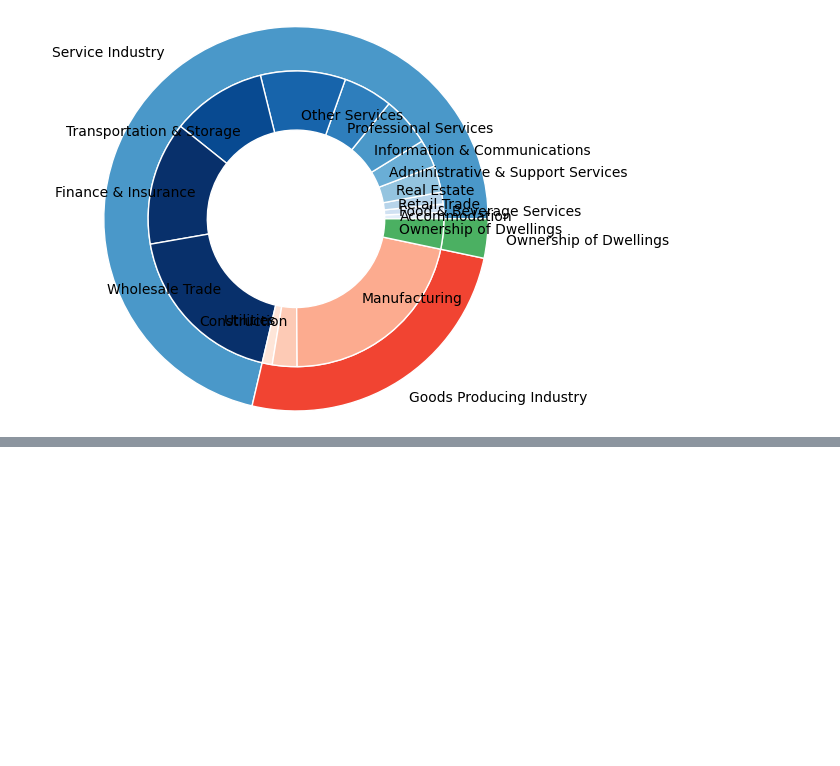
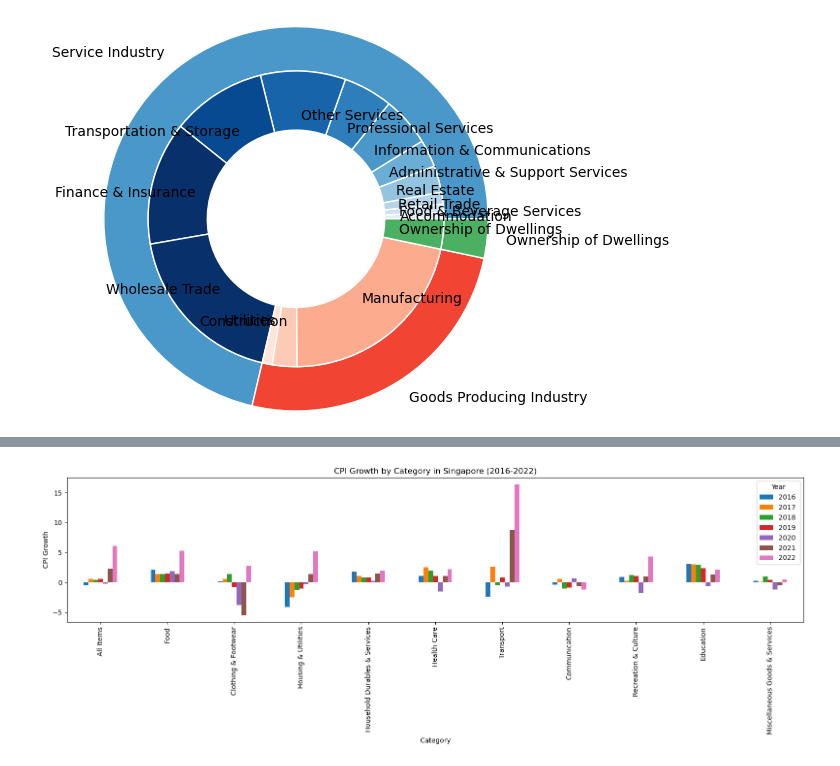
Before and after one commit to akshitkaranam/Test, a Jupyter notebook: Data_Viz.ipynb, the cells around one changed output, grey strips where cells are left out. Cells and saved outputs as stored; diff of their text form; code cells hidden in the pictures; blank space fills up the shorter version.

```diff
--- a/Data_Viz.ipynb
+++ b/Data_Viz.ipynb
@@ -232,0 +444,14 @@ px.colors.sequential.Darkmint
+# %%
+cpi_overall = pd.read_excel("./Data/CPI_Overall_2023.xlsx")
+cpi_highest20 = pd.read_excel("./Data/CPI_Highest_2023.xlsx")
+cpi_middle = pd.read_excel("./Data/CPI_Middle_2023.xlsx")
+cpi_lowest20 = pd.read_excel("./Data/CPI_Lowest20_2023.xlsx")
+# %%
+new_strip_list = []
+for item in list(cpi_lowest20["Data Series"].tolist()):
+    new_strip_list.append(item.strip())
+# %%
+cpi_overall['Data Series'] = new_strip_list
+cpi_highest20['Data Series'] = new_strip_list
+cpi_middle['Data Series'] = new_strip_list
+cpi_lowest20['Data Series'] = new_strip_list
@@ -232,0 +471,29 @@ px.colors.sequential.Darkmint
+# %%
+# Convert the data to a pandas DataFrame
+df = cpi_overall
+df = df.transpose()
+df = df.loc[:"2016"]
+df = df.sort_index(ascending=True)
+df = df.transpose()
+
+
+# Plotting
+ax = df.plot(kind="bar", figsize=(16, 6))
+plt.title("CPI Growth by Category in Singapore (2016-2022)")
+plt.xlabel("Category")
+plt.ylabel("CPI Growth")
+plt.legend(title="Year")
+plt.savefig('CPI_rates_Overall.png',transparent=True,bbox_inches = "tight")
+plt.tight_layout()
+plt.show()
+
+
+# # Plotting
+# ax = df.plot(kind="bar", figsize=(12, 6))
+# plt.title("CPI Growth by Category in Singapore")
+# plt.xlabel("Year")
+# plt.ylabel("CPI Growth")
+# plt.legend(title="Category")
+# plt.show()
+# %% [output]
+[figure, added]
```
Also changed, not shown: parts of 63 cells of this notebook, 57 other files.
